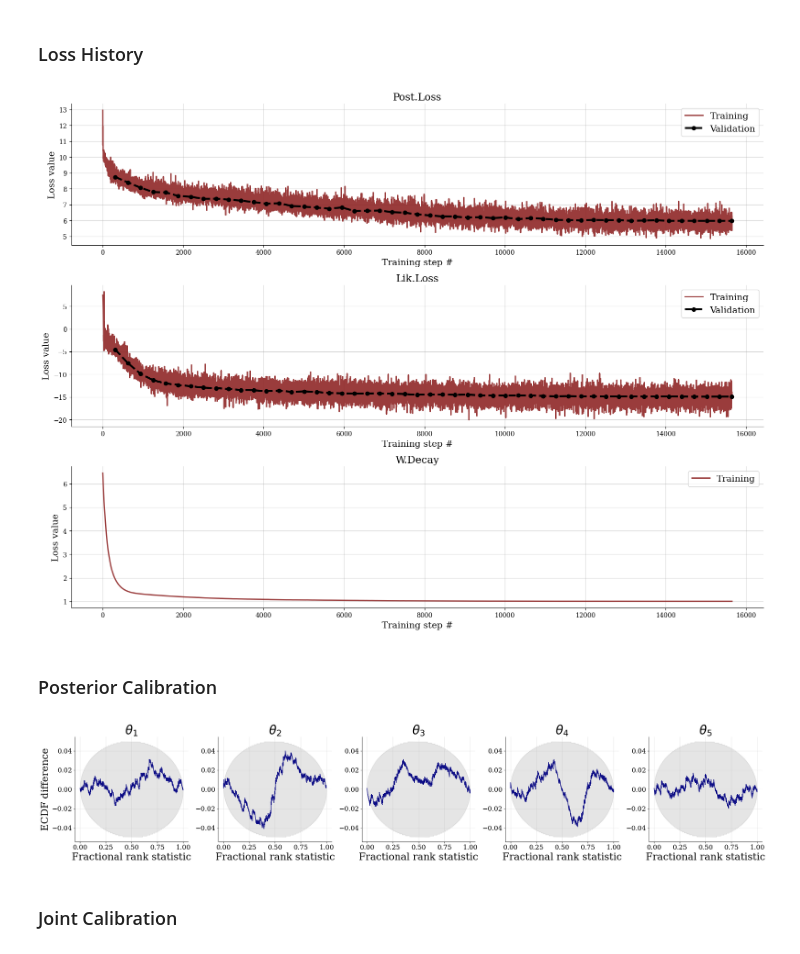
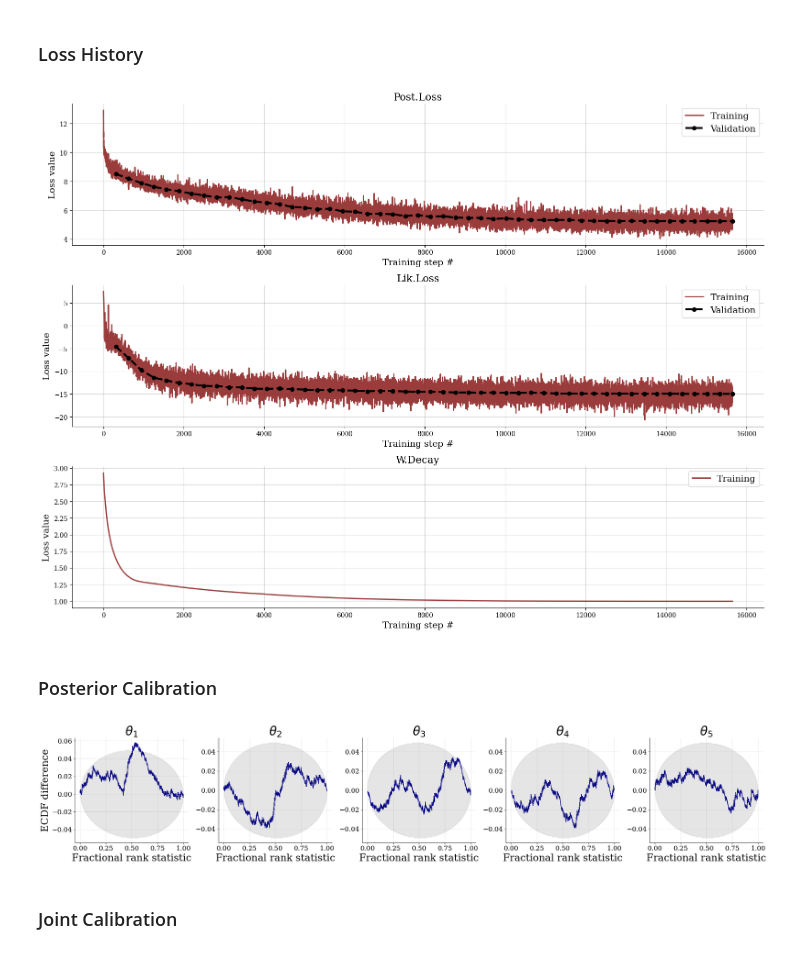
Before and after one commit to bayesflow-org/JANA-Paper, a Jupyter notebook: experiments/benchmarks/benchmark_3_slcp.ipynb, the cells around one changed output. Saved outputs shown, nothing was run; the diff lists cells and outputs as text; code cells hidden in the pictures.

```diff
--- a/experiments/benchmarks/benchmark_3_slcp.ipynb
+++ b/experiments/benchmarks/benchmark_3_slcp.ipynb
@@ -31,8 +33,19 @@ INFO:root:No optional simulation batchable context provided.
 # Amortizer and Trainer
 # %%
 amortizer = AmortizedPosteriorLikelihood(
-    AmortizedPosterior(InvertibleNetwork(num_params=5, num_coupling_layers=6, coupling_design='interleaved', permutation='learnable')),
-    AmortizedLikelihood(InvertibleNetwork(num_params=8, num_coupling_layers=4, permutation='learnable'))
+    AmortizedPosterior(
+        InvertibleNetwork(
+            num_params=5,
+            num_coupling_layers=6,
+            coupling_design='interleaved',
+            permutation='learnable')
+    ),
+    AmortizedLikelihood(
+        InvertibleNetwork(
+            num_params=8,
+            num_coupling_layers=4,
+            permutation='learnable')
+    )
 )
 # %%
 trainer = Trainer(
@@ -41,7 +54,8 @@ trainer = Trainer(
     generative_model=benchmark.generative_model,
     configurator=benchmark.configurator,
     checkpoint_path=f'checkpoints/{benchmark_name}',
-    memory=False
+    memory=False,
+    max_to_keep=1
 )
 # %% [output]
 INFO:root:Initialized empty loss history.
@@ -60,5 +74,5 @@ N_VAL = 300
 
 train_data = trainer.generative_model(SIMULATION_BUDGET)
 # %%
-# %%time
-# h = trainer.train_offline(train_data, EPOCHS, BATCH_SIZE, validation_sims=N_VAL)
+%%time
+h = trainer.train_offline(train_data, EPOCHS, BATCH_SIZE, validation_sims=N_VAL)
@@ -162,16 +156,24 @@ h = trainer.loss_history.get_plottable()
 f = plot_losses(h['train_losses'], h['val_losses'])
 plt.savefig(f"figures/{benchmark_name}_losses.pdf", dpi=300, bbox_inches="tight")
 # %% [output]
-[figure, old version]
+[figure, new version]
 # %% [markdown]
 ### Posterior Calibration
 # %%
-f = plot_sbc_ecdf_appendix(post_samples, prior_samples, ecdf_bands_kwargs=dict(confidence=0.95),
-                           param_names = benchmark.benchmark_info['parameter_names'],
-                           label_fontsize=24, legend_fontsize=24, difference=True, rank_ecdf_color = '#000080' )
-plt.savefig(f"figures/{benchmark_name}_posterior_calibration_diff_separate.pdf", dpi = 300, bbox_inches = "tight")
+f = plot_sbc_ecdf_appendix(
+    post_samples,
+    prior_samples,
+    ecdf_bands_kwargs=dict(confidence=0.95),
+    param_names=benchmark.benchmark_info['parameter_names'],
+    label_fontsize=24,
+    legend_fontsize=24,
+    difference=True,
+    rank_ecdf_color='#000080'
+)
+
+plt.savefig(f"figures/{benchmark_name}_posterior_calibration_diff_separate.pdf", dpi=300, bbox_inches="tight")
 # %% [output]
-[figure, old version]
+[figure, new version]
 # %% [markdown]
 ### Joint Calibration
 # %%
```
Also changed, not shown: parts of 23 cells of this notebook, 9 other files.
